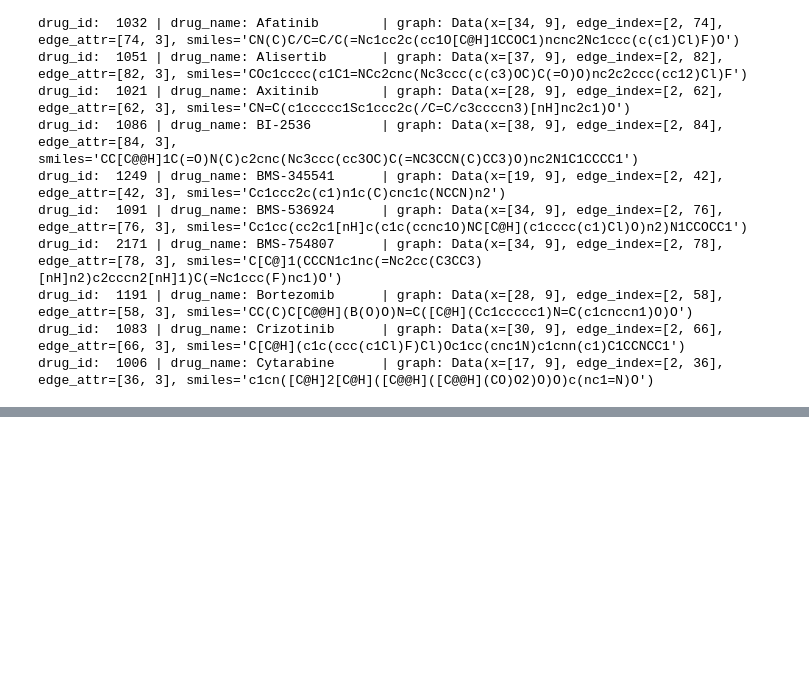
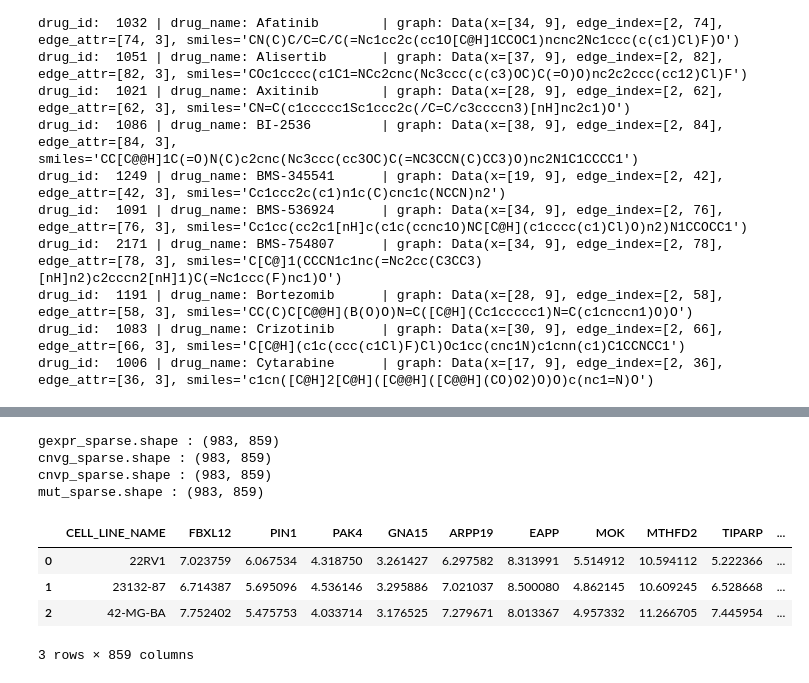
Before and after one commit to PeeteKeesel/gnn-for-drug-response-prediction, a Jupyter notebook: 15_summary_datasets.ipynb, the cells around one changed output, grey strips where cells are left out. Cells and saved outputs as stored; diff of their text form; code cells hidden in the pictures; blank space fills up the shorter version.

Commit message:
added cell-line tabular dataset; saved as cell-line gene matrix

```diff
--- a/15_summary_datasets.ipynb
+++ b/15_summary_datasets.ipynb
@@ -483,0 +496,30 @@ if SAVE:
+# %%
+# The following feature tables have been created in notebook:
+# `04_v2_mutations.ipynb`
+READ = True
+if READ:
+    with open(f'{PATH_TO_FEATURES}gexpr_sparse.pkl', 'rb') as f:
+        gexpr_sparse = pickle.load(f)
+        print(f"gexpr_sparse.shape : {gexpr_sparse.shape}")
+    with open(f'{PATH_TO_FEATURES}cnvg_sparse.pkl', 'rb') as f:
+        cnvg_sparse = pickle.load(f)
+        print(f"cnvg_sparse.shape : {cnvg_sparse.shape}")
+    with open(f'{PATH_TO_FEATURES}cnvp_sparse.pkl', 'rb') as f:
+        cnvp_sparse = pickle.load(f)
+        print(f"cnvp_sparse.shape : {cnvp_sparse.shape}")
+    with open(f'{PATH_TO_FEATURES}mut_sparse.pkl', 'rb') as f:
+        mut_sparse = pickle.load(f)
+        print(f"mut_sparse.shape : {mut_sparse.shape}")
+# %% [output]
+gexpr_sparse.shape : (983, 859)
+cnvg_sparse.shape : (983, 859)
+cnvp_sparse.shape : (983, 859)
+mut_sparse.shape : (983, 859)
+# %%
+gexpr_sparse.head(3)
+# %% [output]
+|  | CELL_LINE_NAME | FBXL12 | PIN1 | PAK4 | GNA15 | ARPP19 | EAPP | MOK | MTHFD2 | TIPARP | ... |
+| 0 | 22RV1 | 7.023759 | 6.067534 | 4.318750 | 3.261427 | 6.297582 | 8.313991 | 5.514912 | 10.594112 | 5.222366 | ... |
+| 1 | 23132-87 | 6.714387 | 5.695096 | 4.536146 | 3.295886 | 7.021037 | 8.500080 | 4.862145 | 10.609245 | 6.528668 | ... |
+| 2 | 42-MG-BA | 7.752402 | 5.475753 | 4.033714 | 3.176525 | 7.279671 | 8.013367 | 4.957332 | 11.266705 | 7.445954 | ... |
+3 rows × 859 columns
```
Also changed, not shown: parts of 10 cells of this notebook, 1 other file.
